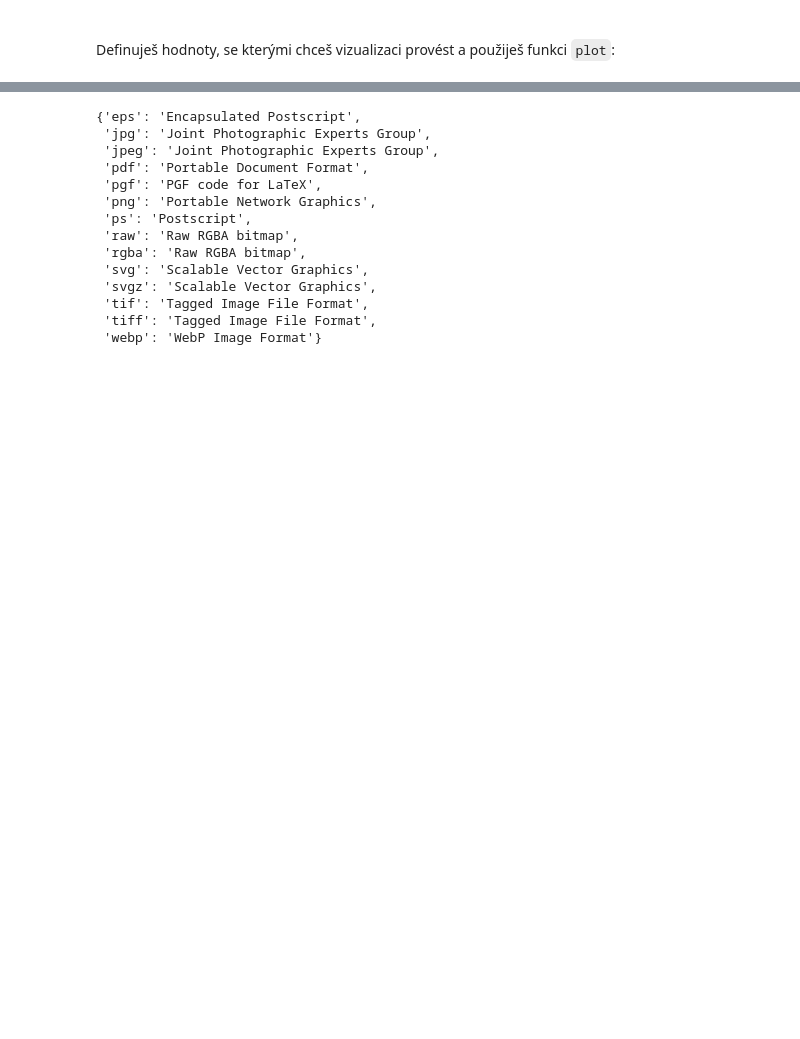
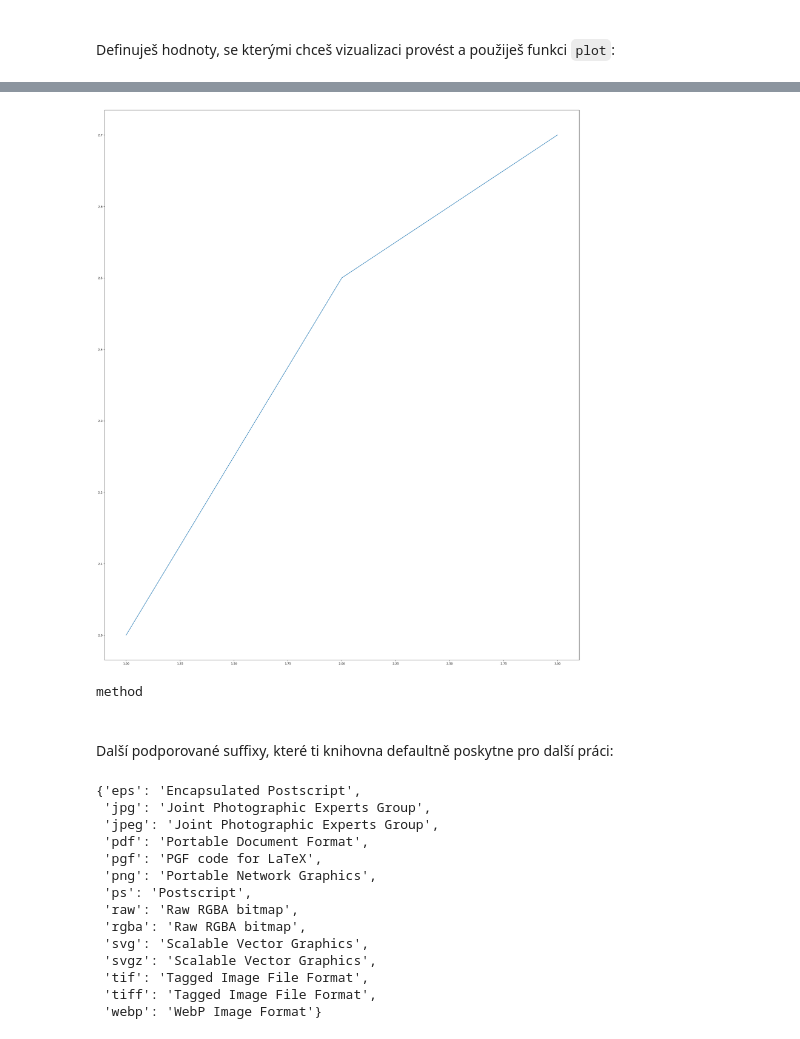
Before and after one commit to Bralor/data-csob-2023, a Jupyter notebook: shared/notebooks/lesson07.ipynb, the cells around one changed output, grey strips where cells are left out. Drawn from its saved outputs; the diff is of its cells as text; code cells hidden in the pictures; blank space fills up the shorter version.

```diff
--- a/shared/notebooks/lesson07.ipynb
+++ b/shared/notebooks/lesson07.ipynb
@@ -109,0 +148,9 @@ Další podporované suffixy:
+# %%
+# obr = plt.figure()  # EN: fig
+obr = plt.figure(figsize=(30, 35))
+pole_x = [1, 2, 3]
+pole_y = [2, 2.5, 2.7]
+plt.plot(pole_x, pole_y, '-')
+obr.savefig('prvni_ukazka_CSOB.png')
+# %% [output]
+[figure, added]
@@ -110,3 +161,11 @@ Další podporované suffixy:
+# %%
+type(obr.savefig)
+# %% [output]
+method
+# %% [markdown]
+<br>
+
+Další podporované suffixy, které ti knihovna defaultně poskytne pro další práci:
 # %%
 obr.canvas.get_supported_filetypes()
 # %% [output]
```
Also changed, not shown: parts of 192 cells of this notebook.
